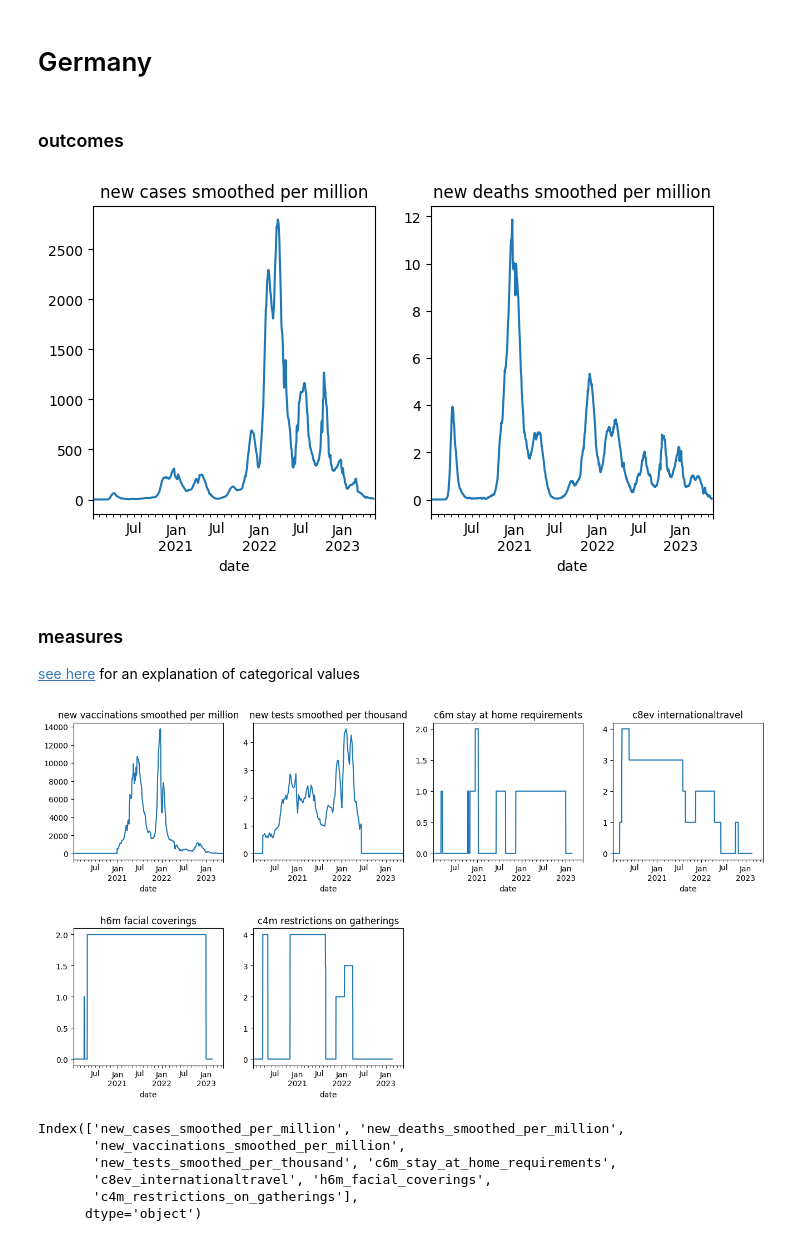
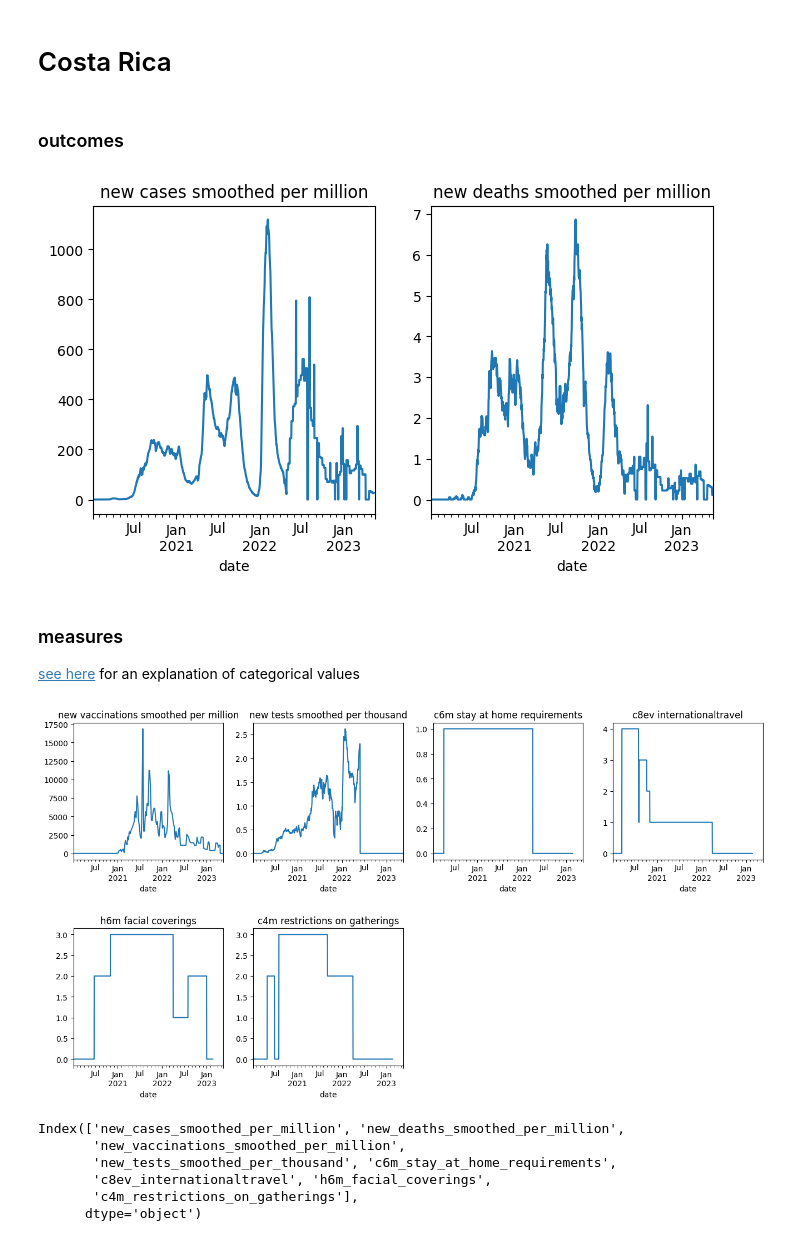
Before and after one commit to armsp/BDPP-23-Covid-Project, a Jupyter notebook: work/project/data_for_country_h.ipynb, the cells around one changed output. Drawn from its saved outputs; the diff is of its cells as text; code cells hidden in the pictures.

```diff
--- a/work/project/data_for_country_h.ipynb
+++ b/work/project/data_for_country_h.ipynb
@@ -149,15 +149,17 @@ node = data_for_country
 # %%
 import nodes
 import verbose
+import require
+
 verbose.set_level( 1 )
-country_df = nodes.find( "data_for_country" ).get_result( "Germany", categorical_as_dummy = False )
+country_df = require.single( "compute_data_for_country" )( "Costa Rica", categorical_as_dummy = False )
 # %% [output]
-Germany
+Costa Rica
 outcomes
-[figure, old version]
+[figure, new version]
 measures
 see here for an explanation of categorical values
-[figure, old version]
+[figure, new version]
 # %%
 country_df.columns
 # %% [output]
```
Also changed, not shown: 14 other files.
